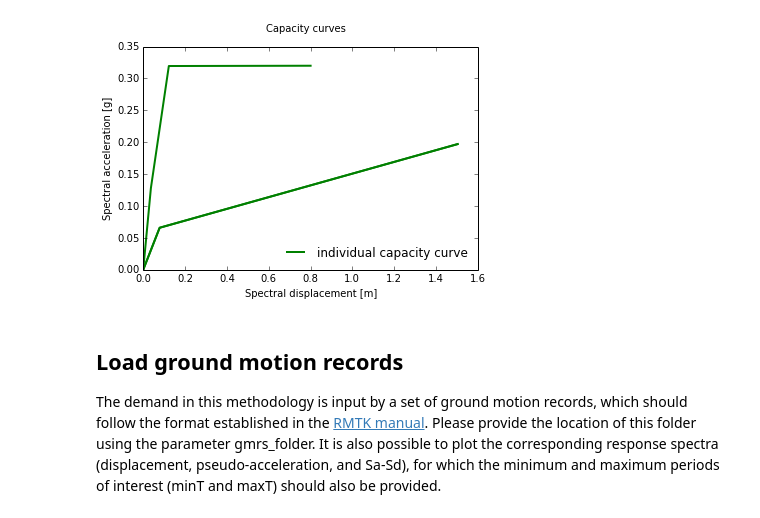
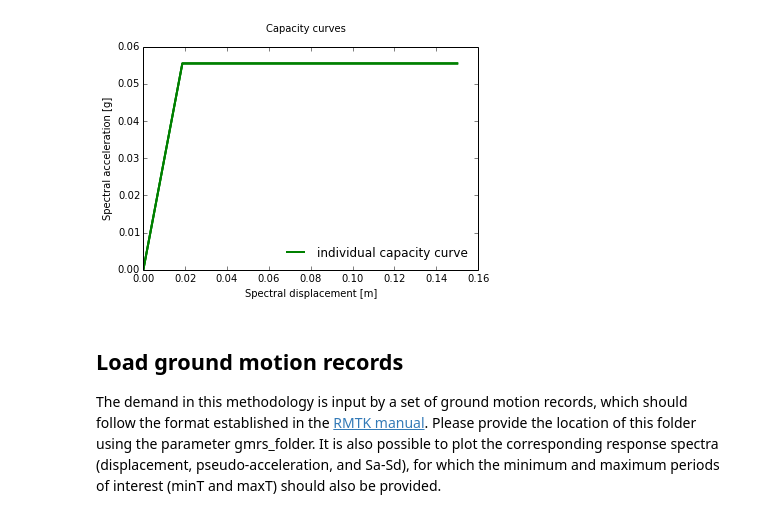
Before and after one commit to GEMScienceTools/rmtk, a Jupyter notebook: rmtk/vulnerability/derivation_fragility/MSA2_on_SDOF/2MSA_on_SDOF.ipynb, the cells around one changed output. Drawn from its saved outputs; the diff is of its cells as text; code cells hidden in the pictures.

```diff
--- a/rmtk/vulnerability/derivation_fragility/MSA2_on_SDOF/2MSA_on_SDOF.ipynb
+++ b/rmtk/vulnerability/derivation_fragility/MSA2_on_SDOF/2MSA_on_SDOF.ipynb
@@ -13,12 +13,12 @@ In order to use this methodology, it is necessary to provide one (or a group) of
 # %%
 from rmtk.vulnerability.common import utils
 %matplotlib inline
 
-capacity_curves_file = '../../../../../rmtk_data/capacity_curves_sdof_chiara.csv'
+capacity_curves_file = '../../../../../rmtk_data/capacity_curves_sdof_first_mode.csv'
 capacity_curves = utils.read_capacity_curves(capacity_curves_file)
 utils.plot_capacity_curves(capacity_curves)
 # %% [output]
-[figure, old version]
+[figure, new version]
 # %% [markdown]
 ## Load ground motion records
 
```
Also changed, not shown: parts of 8 cells of this notebook, 30 other files.
